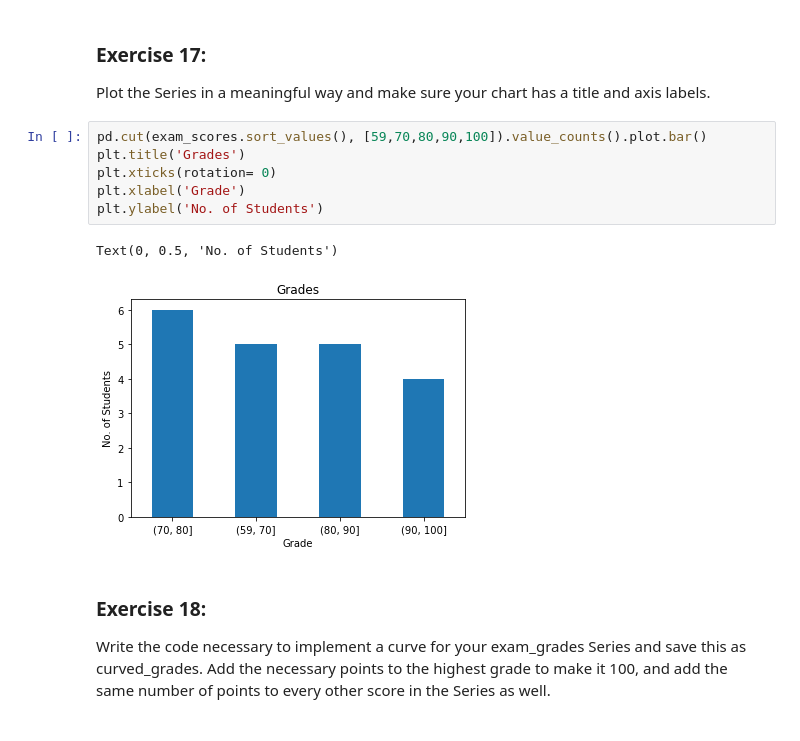
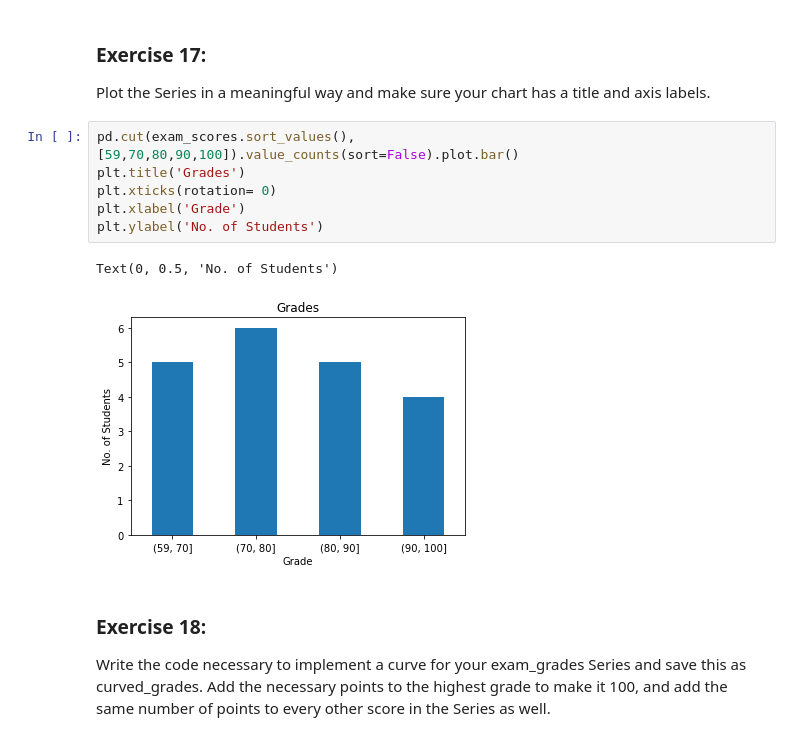
Before and after one commit to kevin-mal-smith/numpy-pandas-visualization-exercises, a Jupyter notebook: pandas_series.ipynb, the cells around one changed output. Cells and saved outputs as stored; diff of their text form.

```diff
--- a/pandas_series.ipynb
+++ b/pandas_series.ipynb
@@ -433,14 +433,14 @@ dtype: int64
 ### Exercise 17:
 Plot the Series in a meaningful way and make sure your chart has a title and axis labels.
 # %%
-pd.cut(exam_scores.sort_values(), [59,70,80,90,100]).value_counts().plot.bar()
+pd.cut(exam_scores.sort_values(), [59,70,80,90,100]).value_counts(sort=False).plot.bar()
 plt.title('Grades')
 plt.xticks(rotation= 0)
 plt.xlabel('Grade')
 plt.ylabel('No. of Students')
 # %% [output]
 Text(0, 0.5, 'No. of Students')
-[figure, old version]
+[figure, new version]
 # %% [markdown]
 ### Exercise 18:
 Write the code necessary to implement a curve for your exam_grades Series and save this as curved_grades. Add the necessary points to the highest grade to make it 100, and add the same number of points to every other score in the Series as well.
```
Also changed, not shown: parts of 3 cells of this notebook, 2 other files.
